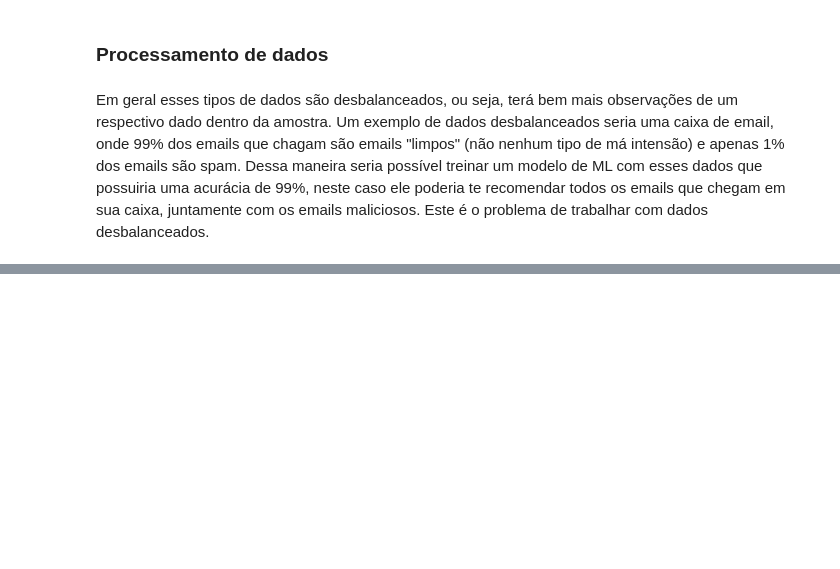
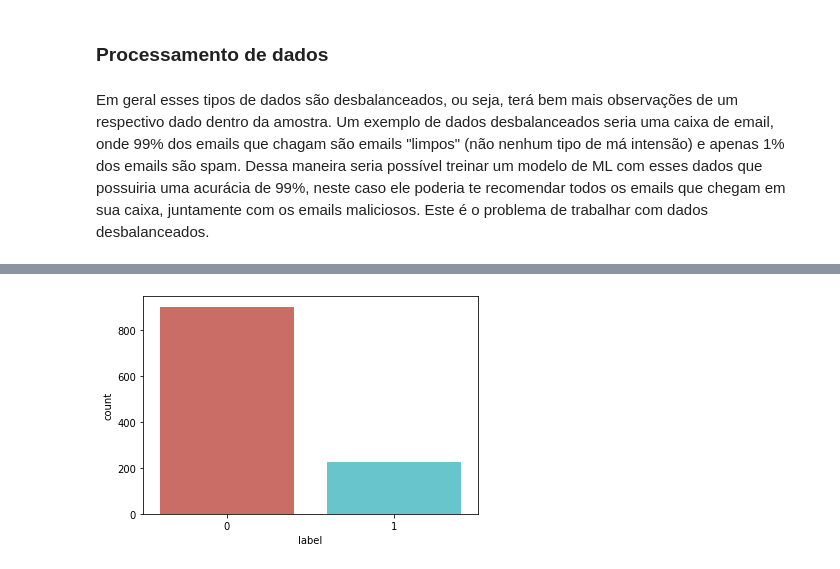
Before and after one commit to Jhonattanln/Random_Forest, a Jupyter notebook: Random_forest.ipynb, the cells around one changed output, grey strips where cells are left out. Cells and saved outputs as stored; diff of their text form; code cells hidden in the pictures; blank space fills up the shorter version.

```diff
--- a/Random_forest.ipynb
+++ b/Random_forest.ipynb
@@ -173,0 +158,6 @@ Um exemplo de dados desbalanceados seria uma caixa de email, onde 99% dos emails
+# %%
+### Contando targets
+sns.countplot(x='label', data=customer, palette='hls')
+plt.show()
+# %% [output]
+[figure, added]
```
Also changed, not shown: parts of 13 cells of this notebook.
